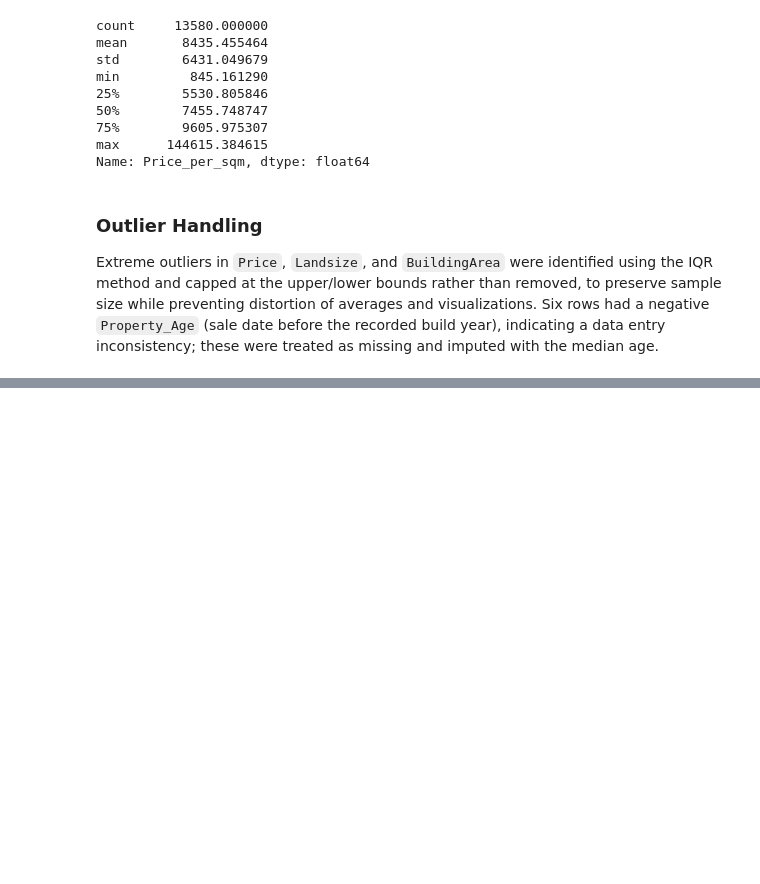
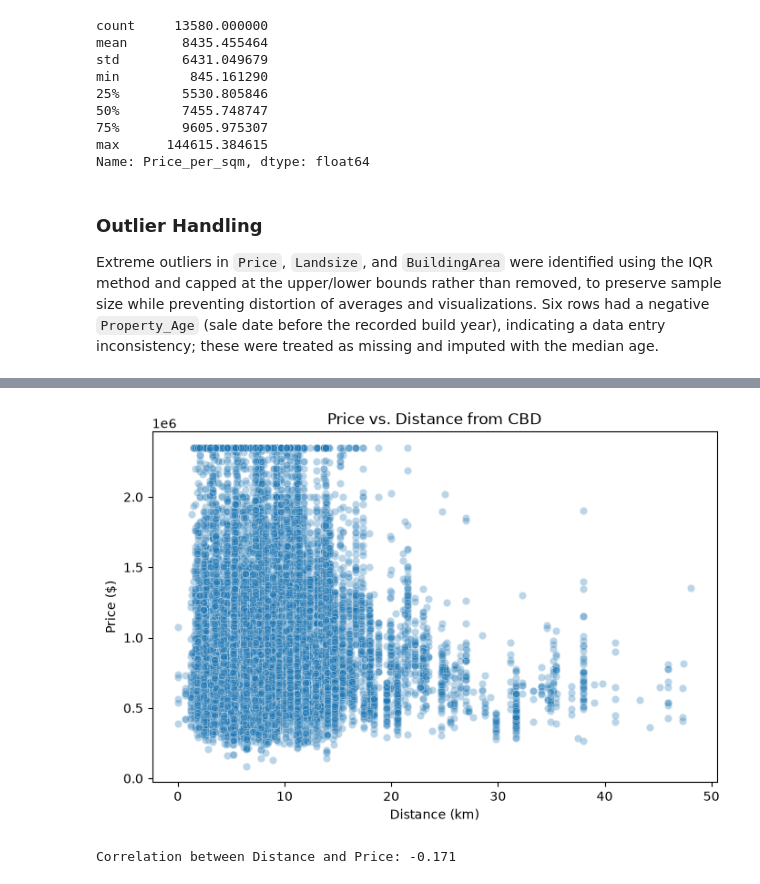
Before and after one commit to juanjosy07/Melbourne-Property-Market-Analysis, a Jupyter notebook: Melbourne Property Market Analysis.ipynb, the cells around one changed output, grey strips where cells are left out. Saved outputs shown, nothing was run; the diff lists cells and outputs as text; code cells hidden in the pictures; blank space fills up the shorter version.

```diff
--- a/Melbourne Property Market Analysis.ipynb
+++ b/Melbourne Property Market Analysis.ipynb
@@ -185,0 +228,11 @@ Extreme outliers in `Price`, `Landsize`, and `BuildingArea` were identified usin
+# %%
+plt.figure(figsize=(8, 5))
+sns.scatterplot(x='Distance', y='Price', data=df, alpha=0.3)
+plt.title('Price vs. Distance from CBD')
+plt.xlabel('Distance (km)')
+plt.ylabel('Price ($)')
+plt.show()
+print("Correlation between Distance and Price:", df['Distance'].corr(df['Price']).round(3))
+# %% [output]
+[figure, added]
+Correlation between Distance and Price: -0.171
```
Also changed, not shown: parts of 10 cells of this notebook.
